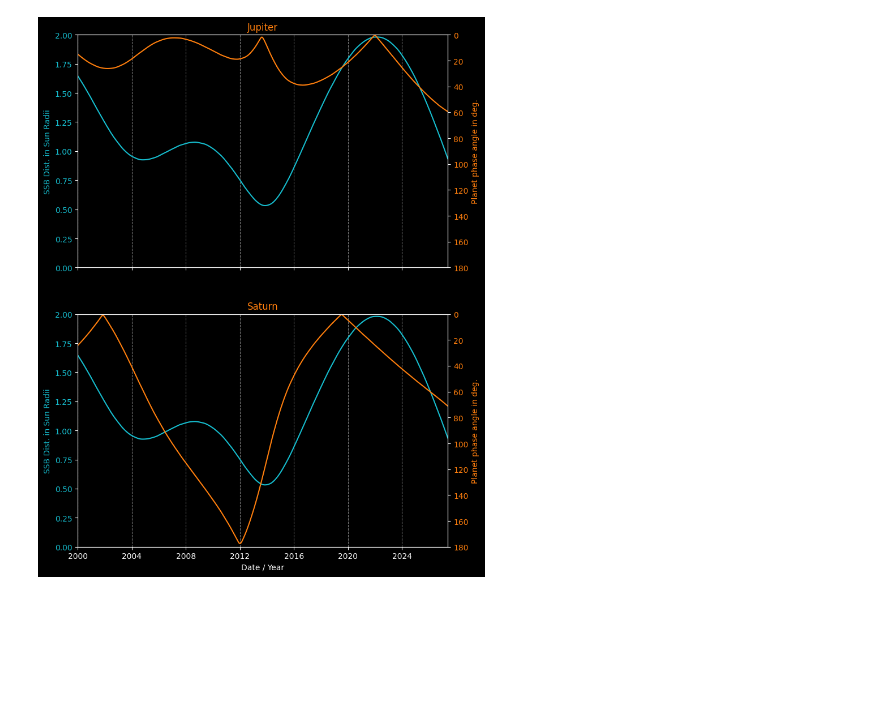
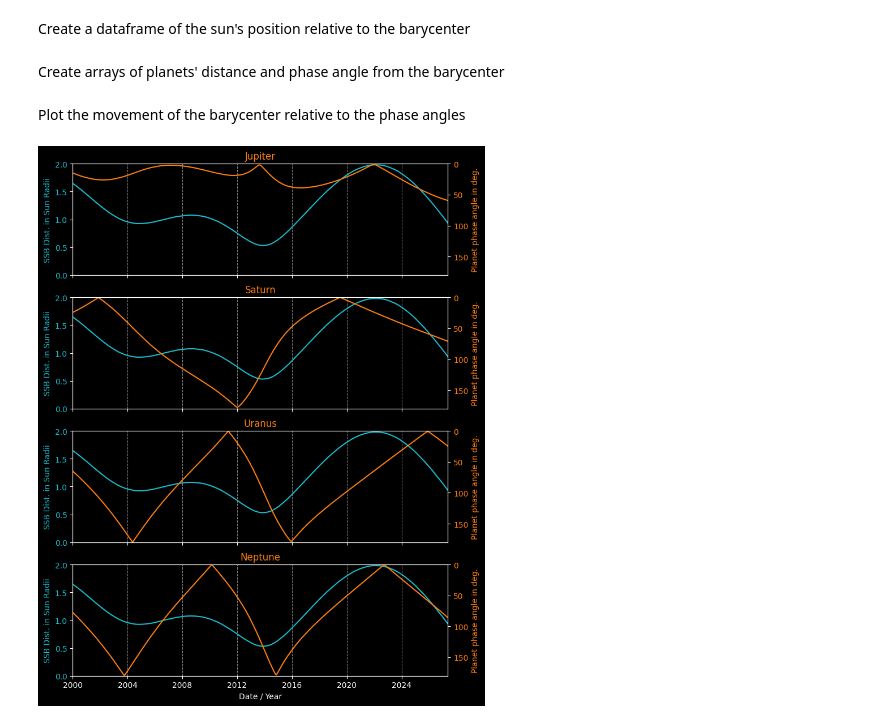
Before and after one commit to willschlitzer/space-science-with-python-tutorials, a Jupyter notebook: 7.grav-pull-ssb/grav-pull.ipynb, the cells around one changed output. Drawn from its saved outputs; the diff is of its cells as text; code cells hidden in the pictures; blank space fills up the shorter version.

```diff
--- a/7.grav-pull-ssb/grav-pull.ipynb
+++ b/7.grav-pull-ssb/grav-pull.ipynb
@@ -34,6 +38,8 @@ _, radii_sun = spiceypy.bodvcd(bodyid=10, item="RADII", maxn=3)
 # retrieve first entry from array for the radius
 
 radius_sun = radii_sun[0]
+# %% [markdown]
+Create a dataframe of the sun's position relative to the barycenter
 # %%
 # Create an empty pandas DataFrame
 solar_system_df = pd.DataFrame()
@@ -61,13 +67,12 @@ solar_system_df.loc[:, "POS_SSB_WRT_SUN_SCALED"] = solar_system_df[
 solar_system_df.loc[:, "SSB_WRT_SUN_SCALED_DIST"] = solar_system_df[
     "POS_SSB_WRT_SUN_SCALED"
 ].apply(lambda x: spiceypy.vnorm(x))
+# %% [markdown]
+Create arrays of planets' distance and phase angle from the barycenter
 # %%
 # Create a dictionary of the planet IDs associated with the given planet
-# NAIF_ID_DICT = {"JUP": 5, "SAT": 6, "URA":7, "NEP":8}
-NAIF_ID_DICT = {
-    "JUP": 5,
-    "SAT": 6,
-}
+NAIF_ID_DICT = {"JUP": 5, "SAT": 6, "URA":7, "NEP":8}
+# NAIF_ID_DICT = {"JUP": 5, "SAT": 6,}
 
 for planet_name_key in NAIF_ID_DICT:
     planet_pos_col = f"POS_{planet_name_key}_WRT_SUN"
@@ -86,12 +91,14 @@ for planet_name_key in NAIF_ID_DICT:
         lambda x: np.degrees(spiceypy.vsep(x[planet_pos_col], x["POS_SSB_WRT_SUN"])),
         axis=1,
     )
+# %% [markdown]
+Plot the movement of the barycenter relative to the phase angles
 # %%
 plt.style.use("dark_background")
-fig, (ax1, ax2) = plt.subplots(2, 1, sharex=True, figsize=(8, 10))
+fig, (ax1, ax2, ax3, ax4) = plt.subplots(4, 1, sharex=True, figsize=(8, 10))
 
 for ax_f, planet_abr, planet_name in zip(
-    [ax1, ax2], ["JUP", "SAT"], ["Jupiter", "Saturn"]
+    [ax1, ax2, ax3, ax4], ["JUP", "SAT", "URA", "NEP"], ["Jupiter", "Saturn", "Uranus", "Neptune"]
 ):
     ax_f.set_title(planet_name, color="tab:orange")
     ax_f.plot(
@@ -110,32 +117,32 @@ for ax_f, planet_abr, planet_name in zip(
     # Change the y-axis limits to the min and max of the solar radii
     ax_f.set_ylim(0, 2)
 
     # Create a second plot on top of the previous chart
     # Use .twinx() method to copy x-axis
     ax_f_add = ax_f.twinx()
     # Plot the phase angles of the given planet
     ax_f_add.plot(
         solar_system_df["UTC"],
         solar_system_df[f"PHASE_ANGLE_SUN_{planet_abr}2SSB"],
         color="tab:orange",
     )
 
     # Add a label on the right side of the figure for the phase angle
     ax_f_add.set_ylabel("Planet phase angle in deg.", color="tab:orange")
     ax_f_add.tick_params(axis="y", labelcolor="tab:orange")
 
     # Invert the y-axis
     ax_f_add.invert_yaxis()
     # Set the axis that the lowest (0-degrees) is at the top
     ax_f_add.set_ylim(180,0)
 
     # Add grid lines along the x-axis
     ax_f.grid(axis="x", linestyle="dashed", alpha=0.5)
 
-ax2.set_xlabel("Date / Year")
+ax4.set_xlabel("Date / Year")
 
 fig.tight_layout()
 
 plt.subplots_adjust(hspace=0.2)
 # %% [output]
-[figure, old version]
+[figure, new version]
```
Also changed, not shown: parts of 6 cells of this notebook.
